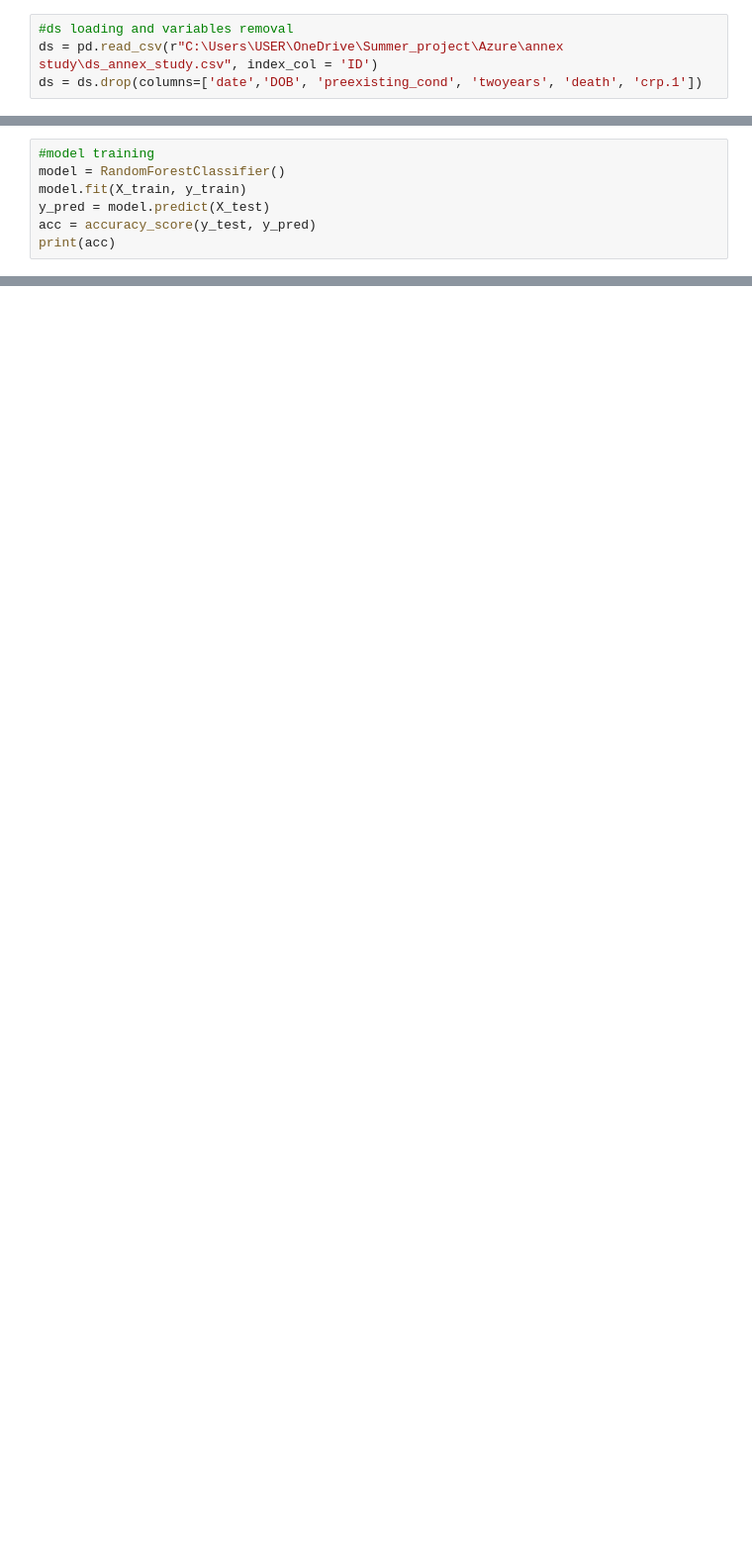
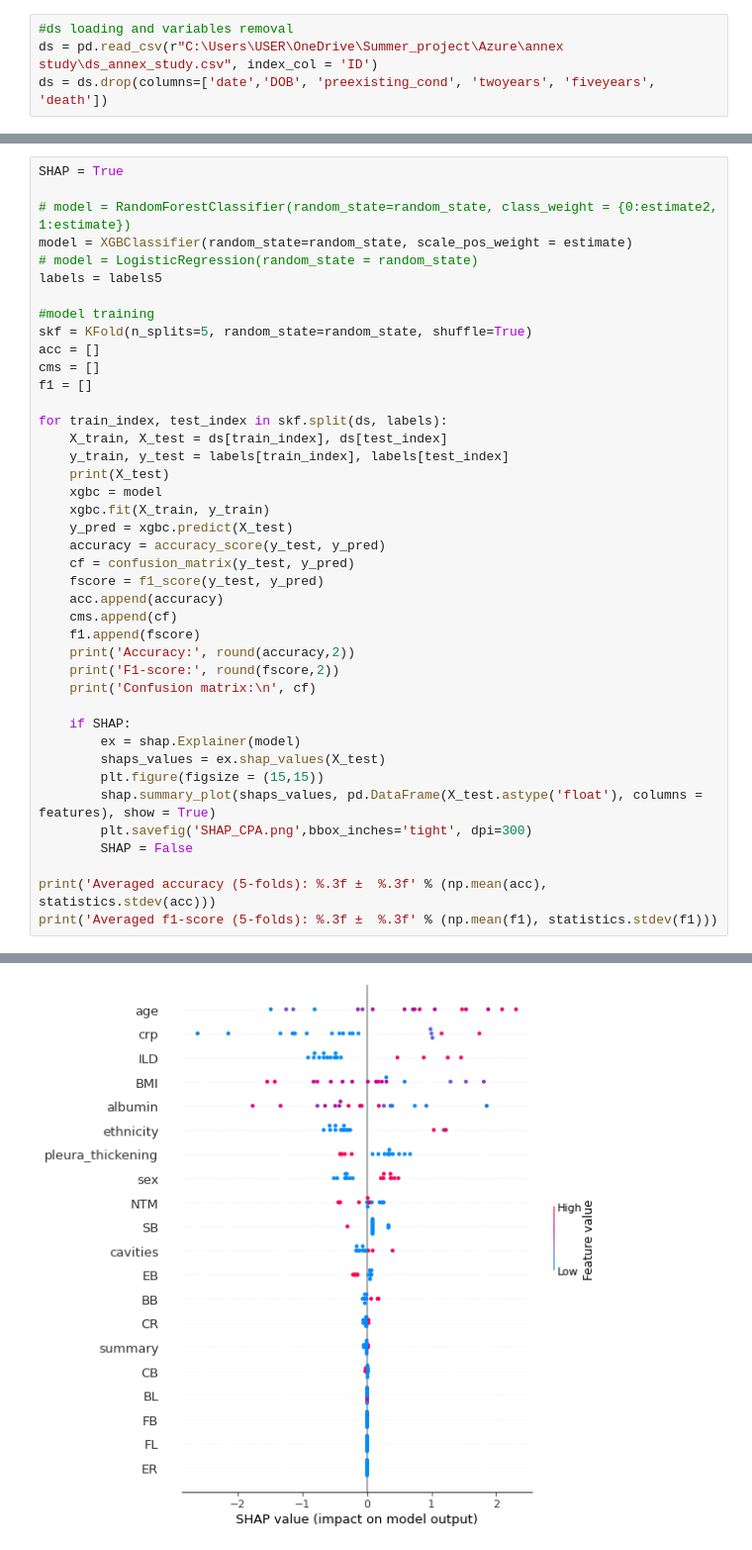
Before and after one commit to AgatheZ/Master-Project, a Jupyter notebook: Additional_analysis/model.ipynb, the cells around one changed output, grey strips where cells are left out. Shown: that part at 99% size. Drawn from its saved outputs; the diff is of its cells as text; blank space fills up the shorter version.

```diff
--- a/Additional_analysis/model.ipynb
+++ b/Additional_analysis/model.ipynb
@@ -12,6 +20,6 @@ random_state = 1
 # %%
 #ds loading and variables removal
 ds = pd.read_csv(r"C:\Users\USER\OneDrive\Summer_project\Azure\annex study\ds_annex_study.csv", index_col = 'ID')
-ds = ds.drop(columns=['date','DOB', 'preexisting_cond', 'twoyears', 'death', 'crp.1'])
+ds = ds.drop(columns=['date','DOB', 'preexisting_cond', 'twoyears', 'fiveyears', 'death'])
 # %%
 #Extra preprocessing (1-hot encoding)
@@ -44,7 +80,0 @@ AttributeError: 'Series' object has no attribute 'to_numeric'
-# %%
-#model training
-model = RandomForestClassifier()
-model.fit(X_train, y_train)
-y_pred = model.predict(X_test)
-acc = accuracy_score(y_test, y_pred)
-print(acc)
@@ -52,0 +81,42 @@ ValueError: could not convert string to float: 'M'
+# %%
+SHAP = True
+
+# model = RandomForestClassifier(random_state=random_state, class_weight = {0:estimate2, 1:estimate})
+model = XGBClassifier(random_state=random_state, scale_pos_weight = estimate)
+# model = LogisticRegression(random_state = random_state)
+labels = labels5
+
+#model training
+skf = KFold(n_splits=5, random_state=random_state, shuffle=True)
+acc = []
+cms = []
+f1 = []
+
+for train_index, test_index in skf.split(ds, labels):
+    X_train, X_test = ds[train_index], ds[test_index]
+    y_train, y_test = labels[train_index], labels[test_index]
+    print(X_test)
+    xgbc = model
+    xgbc.fit(X_train, y_train)
+    y_pred = xgbc.predict(X_test)
+    accuracy = accuracy_score(y_test, y_pred)
+    cf = confusion_matrix(y_test, y_pred)
+    fscore = f1_score(y_test, y_pred)
+    acc.append(accuracy)
+    cms.append(cf)
+    f1.append(fscore)
+    print('Accuracy:', round(accuracy,2))
+    print('F1-score:', round(fscore,2))
+    print('Confusion matrix:\n', cf)
+
+    if SHAP:
+        ex = shap.Explainer(model)
+        shaps_values = ex.shap_values(X_test)
+        plt.figure(figsize = (15,15))
+        shap.summary_plot(shaps_values, pd.DataFrame(X_test.astype('float'), columns = features), show = True)
+        plt.savefig('SHAP_CPA.png',bbox_inches='tight', dpi=300)
+        SHAP = False
+
+print('Averaged accuracy (5-folds): %.3f ±  %.3f' % (np.mean(acc), statistics.stdev(acc)))
+print('Averaged f1-score (5-folds): %.3f ±  %.3f' % (np.mean(f1), statistics.stdev(f1)))
+# %% [output]
@@ -52,0 +141 @@ ValueError: could not convert string to float: 'M'
+[figure, added]
```
Also changed, not shown: parts of 4 cells of this notebook, 2 other files.
